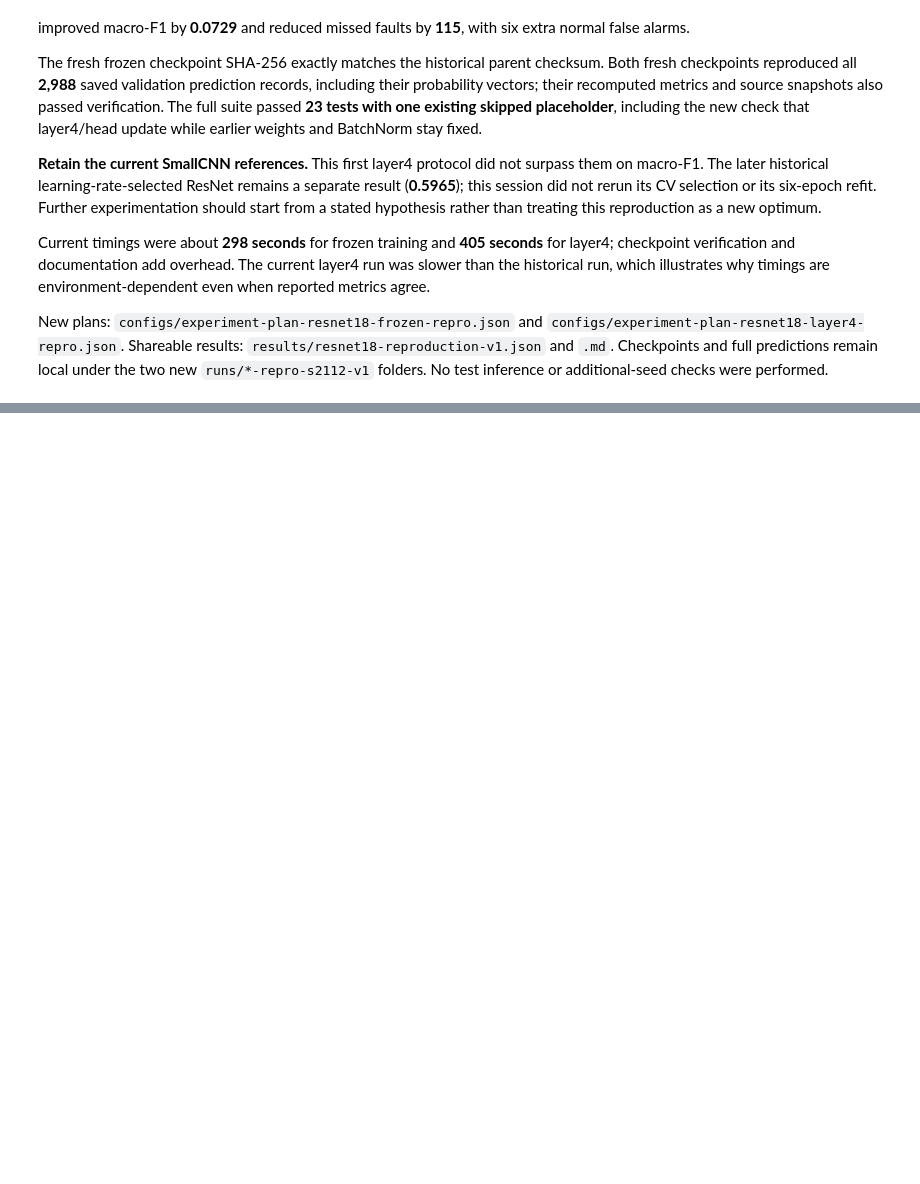
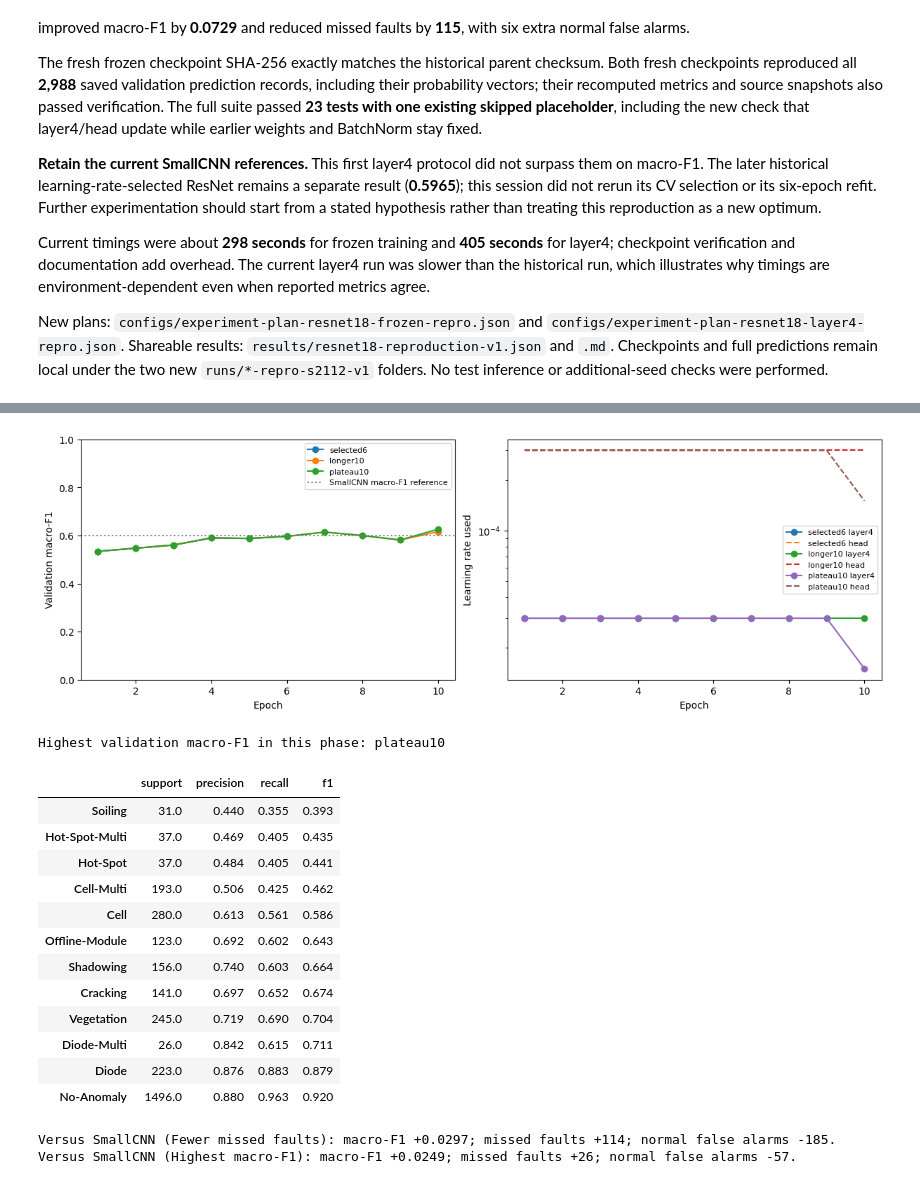
Before and after one commit to tw84794-sys/ENGG2112_PV_Fault_Classification, a Jupyter notebook: notebooks/03_resnet18_experiments.ipynb, the cells around one changed output, grey strips where cells are left out. Drawn from its saved outputs; the diff is of its cells as text; code cells hidden in the pictures; blank space fills up the shorter version.

Commit message:
Optimise ResNet training and document performance versus compute

```diff
--- a/notebooks/03_resnet18_experiments.ipynb
+++ b/notebooks/03_resnet18_experiments.ipynb
@@ -478,0 +497,17 @@ New plans: `configs/experiment-plan-resnet18-frozen-repro.json` and `configs/exp
+# %%
+optim_protocol = json.loads((ROOT / "configs/resnet18-optimisation-v1.json").read_text())
+for arm in optim_protocol["planned_trials"]:
+    stage = "optim_" + arm["arm"]
+    PLAN_FILES[stage] = Path(arm["plan"]).name
+    plans[stage] = json.loads((ROOT / arm["plan"]).read_text())
+    SCRIPTS[stage] = "finetune_resnet18.py"
+# The shared helper refuses existing run IDs; ordinary notebook execution does not train.
+# run_resnet_stage("optim_selected6")
+# run_resnet_stage("optim_selected6", full=True)
+
+ledger_path = ROOT / "results/resnet18-optimisation-v1-ledger.json"
+if ledger_path.is_file():
+    optim_ledger = json.loads(ledger_path.read_text())
+    display(pd.DataFrame(optim_ledger["trials"])[["arm", "status", "run_id"]].set_index("arm"))
+else:
+    print("Protocol recorded; trials not yet run.")
@@ -478,0 +561,43 @@ New plans: `configs/experiment-plan-resnet18-frozen-repro.json` and `configs/exp
+# %%
+if optim_runs:
+    fig, axes = plt.subplots(1, 2, figsize=(12, 4), layout="constrained")
+    for result in optim_runs:
+        history = result["history"]
+        epochs = [r["epoch"] for r in history]
+        axes[0].plot(epochs, [r["validation_macro_f1"] for r in history], marker="o", label=result["arm"])
+        axes[1].plot(epochs, [r["learning_rates"][0] for r in history], marker="o", label=result["arm"] + " layer4")
+        axes[1].plot(epochs, [r["learning_rates"][1] for r in history], linestyle="--", label=result["arm"] + " head")
+    axes[0].axhline(0.6011947353233656, color="gray", linestyle=":", label="SmallCNN macro-F1 reference")
+    axes[0].set(xlabel="Epoch", ylabel="Validation macro-F1", ylim=(0, 1))
+    axes[1].set(xlabel="Epoch", ylabel="Learning rate used", yscale="log")
+    for ax in axes:
+        ax.legend(fontsize=8)
+    plt.show()
+    optim_best = max(optim_runs, key=lambda r: r["metrics"]["macro_f1"])
+    print("Highest validation macro-F1 in this phase:", optim_best["arm"])
+    display(pd.DataFrame(optim_best["metrics"]["per_class"]).T.sort_values("f1").round(3))
+    best_m = optim_best["metrics"]
+    for reference in cnn["models"]:
+        m = reference["metrics"]
+        print(f"Versus SmallCNN ({reference['role']}): "
+              f"macro-F1 {best_m['macro_f1'] - m['macro_f1']:+.4f}; "
+              f"missed faults {best_m['faults_called_normal'] - m['faults_called_normal']:+d}; "
+              f"normal false alarms {best_m['normal_called_fault'] - m['normal_called_fault']:+d}.")
+# %% [output]
+[figure, added]
+Highest validation macro-F1 in this phase: plateau10
+|  | support | precision | recall | f1 |
+| Soiling | 31.0 | 0.440 | 0.355 | 0.393 |
+| Hot-Spot-Multi | 37.0 | 0.469 | 0.405 | 0.435 |
+| Hot-Spot | 37.0 | 0.484 | 0.405 | 0.441 |
+| Cell-Multi | 193.0 | 0.506 | 0.425 | 0.462 |
+| Cell | 280.0 | 0.613 | 0.561 | 0.586 |
+| Offline-Module | 123.0 | 0.692 | 0.602 | 0.643 |
+| Shadowing | 156.0 | 0.740 | 0.603 | 0.664 |
+| Cracking | 141.0 | 0.697 | 0.652 | 0.674 |
+| Vegetation | 245.0 | 0.719 | 0.690 | 0.704 |
+| Diode-Multi | 26.0 | 0.842 | 0.615 | 0.711 |
+| Diode | 223.0 | 0.876 | 0.883 | 0.879 |
+| No-Anomaly | 1496.0 | 0.880 | 0.963 | 0.920 |
+Versus SmallCNN (Fewer missed faults): macro-F1 +0.0297; missed faults +114; normal false alarms -185.
+Versus SmallCNN (Highest macro-F1): macro-F1 +0.0249; missed faults +26; normal false alarms -57.
```
Also changed, not shown: parts of 16 cells of this notebook, 25 other files.
